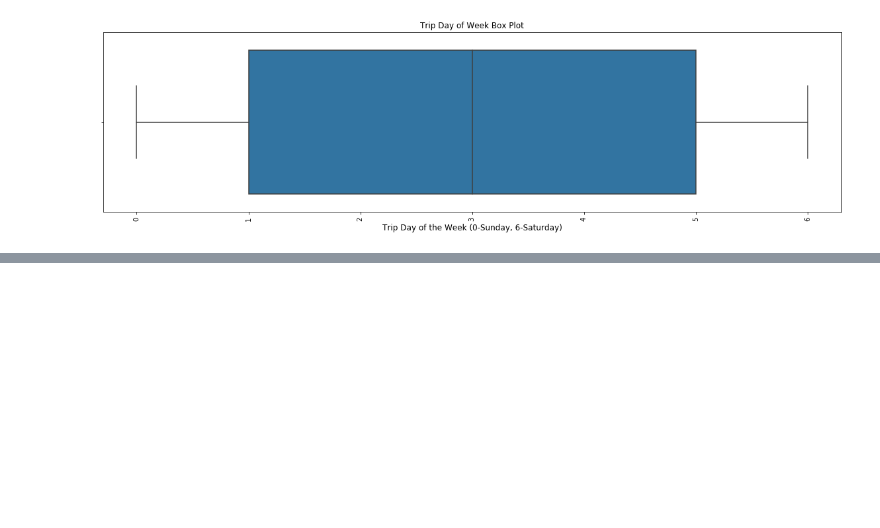
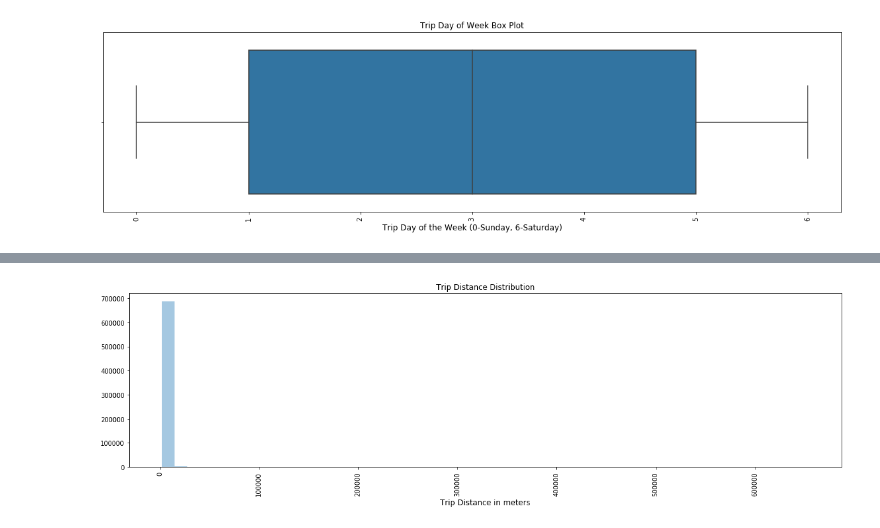
Before and after one commit to sameerabalay/Dockless_Mobility, a Jupyter notebook: src/EDA_2.ipynb, the cells around one changed output, grey strips where cells are left out. Cells and saved outputs as stored; diff of their text form; code cells hidden in the pictures; blank space fills up the shorter version.

```diff
--- a/src/EDA_2.ipynb
+++ b/src/EDA_2.ipynb
@@ -427,0 +463,11 @@ plt.show()
+# %%
+plt.figure(figsize=(20,5))
+x=df['Trip Distance']
+sns.distplot(x, kde=False);
+plt.title('Trip Distance Distribution')
+plt.xlabel('Trip Distance in meters', fontsize=12,rotation='horizontal')
+plt.xticks(rotation=90)
+plt.savefig('../output/EDA/Trip_Distance_Distribution.png')
+plt.show()
+# %% [output]
+[figure, added]
```
Also changed, not shown: parts of 7 cells of this notebook, 5 other files.
